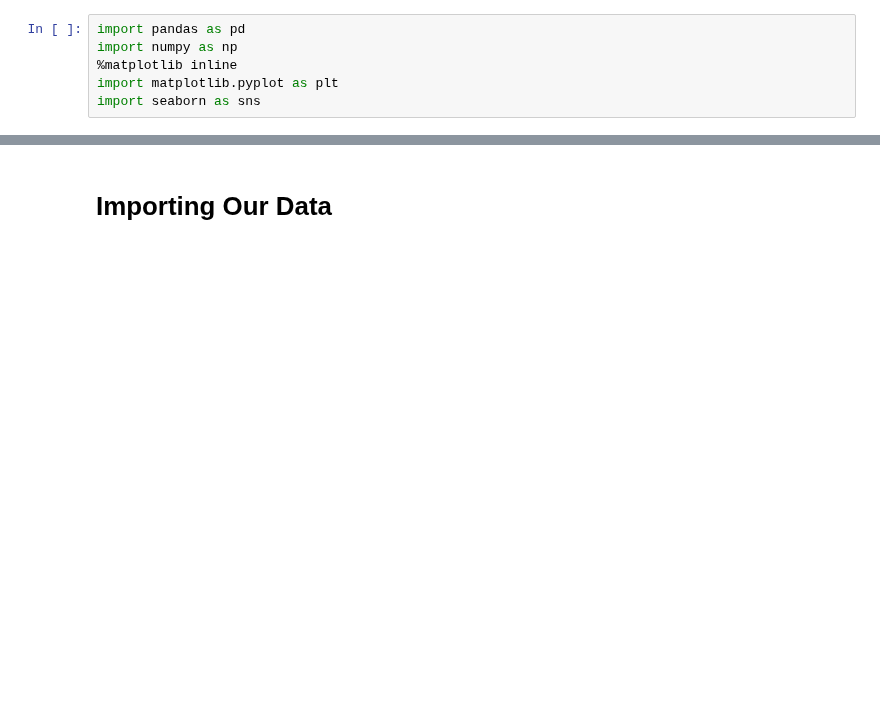
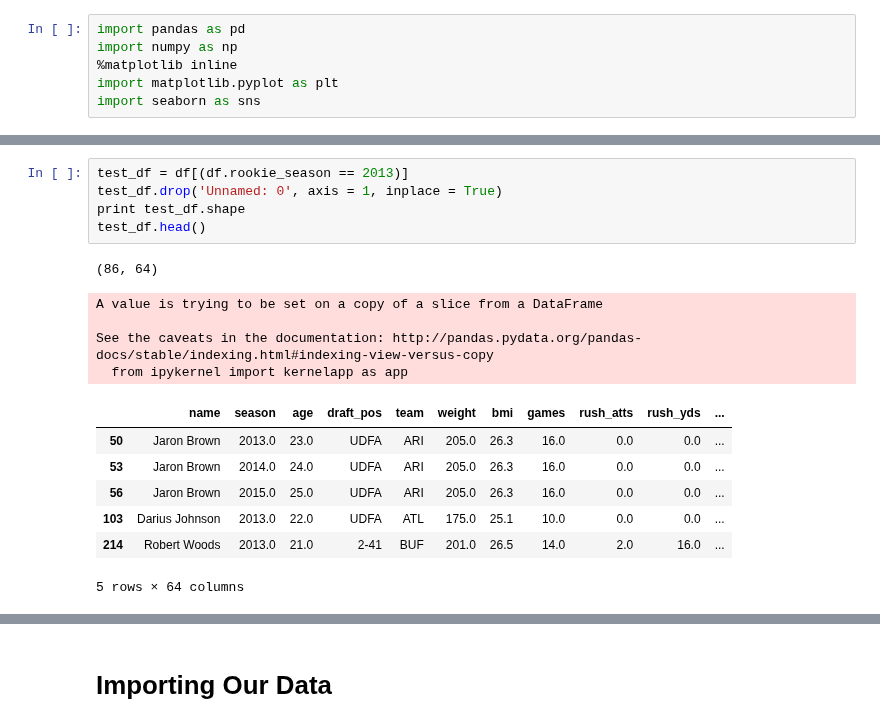
Before and after one commit to oneilltp18/GABBERT, a Jupyter notebook: wide_receivers/csv_update_model_build.ipynb, the cells around one changed output, grey strips where cells are left out. Cells and saved outputs as stored; diff of their text form; blank space fills up the shorter version.

```diff
--- a/wide_receivers/csv_update_model_build.ipynb
+++ b/wide_receivers/csv_update_model_build.ipynb
@@ -6,0 +29,18 @@ import seaborn as sns
+# %%
+test_df = df[(df.rookie_season == 2013)]
+test_df.drop('Unnamed: 0', axis = 1, inplace = True)
+print test_df.shape
+test_df.head()
+# %% [output]
+(86, 64)
+A value is trying to be set on a copy of a slice from a DataFrame
+
+See the caveats in the documentation: http://pandas.pydata.org/pandas-docs/stable/indexing.html#indexing-view-versus-copy
+  from ipykernel import kernelapp as app
+|  | name | season | age | draft_pos | team | weight | bmi | games | rush_atts | rush_yds | ... |
+| 50 | Jaron Brown | 2013.0 | 23.0 | UDFA | ARI | 205.0 | 26.3 | 16.0 | 0.0 | 0.0 | ... |
+| 53 | Jaron Brown | 2014.0 | 24.0 | UDFA | ARI | 205.0 | 26.3 | 16.0 | 0.0 | 0.0 | ... |
+| 56 | Jaron Brown | 2015.0 | 25.0 | UDFA | ARI | 205.0 | 26.3 | 16.0 | 0.0 | 0.0 | ... |
+| 103 | Darius Johnson | 2013.0 | 22.0 | UDFA | ATL | 175.0 | 25.1 | 10.0 | 0.0 | 0.0 | ... |
+| 214 | Robert Woods | 2013.0 | 21.0 | 2-41 | BUF | 201.0 | 26.5 | 14.0 | 2.0 | 16.0 | ... |
+5 rows × 64 columns
```
Also changed, not shown: parts of 33 cells of this notebook, 1 other file.
